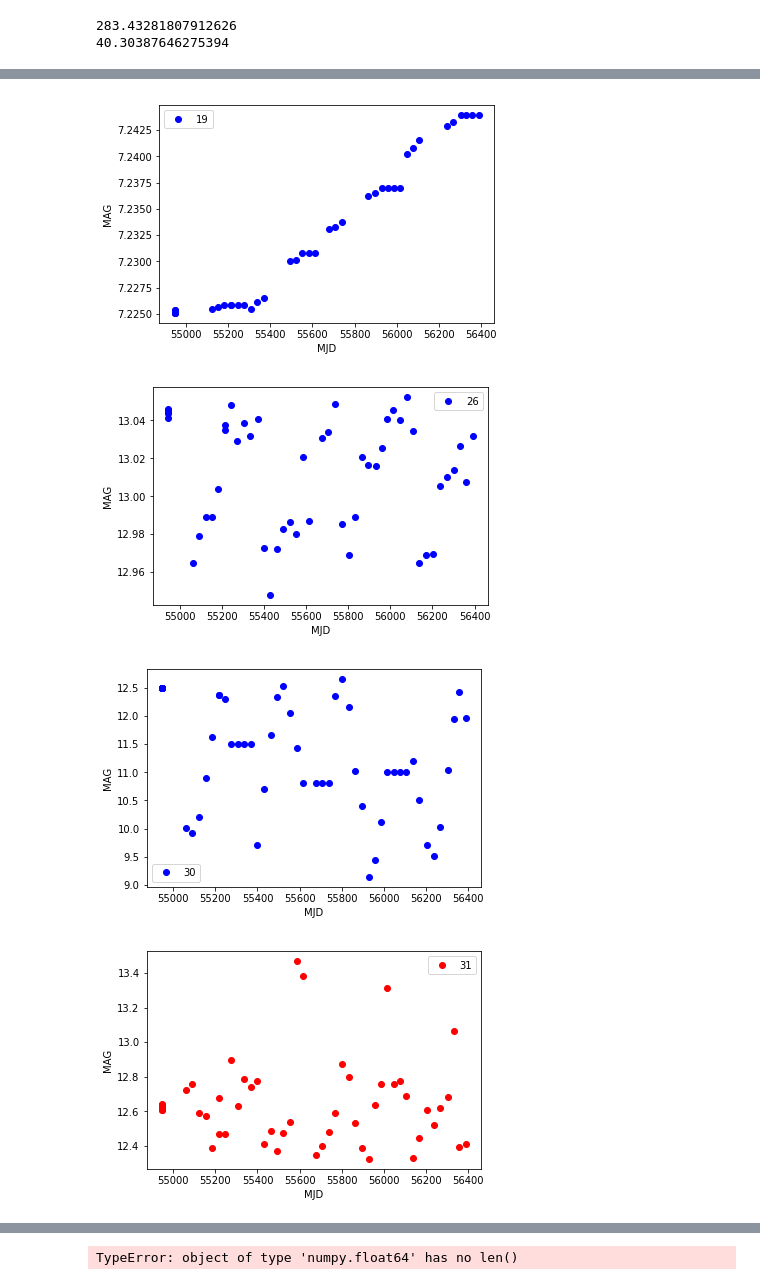
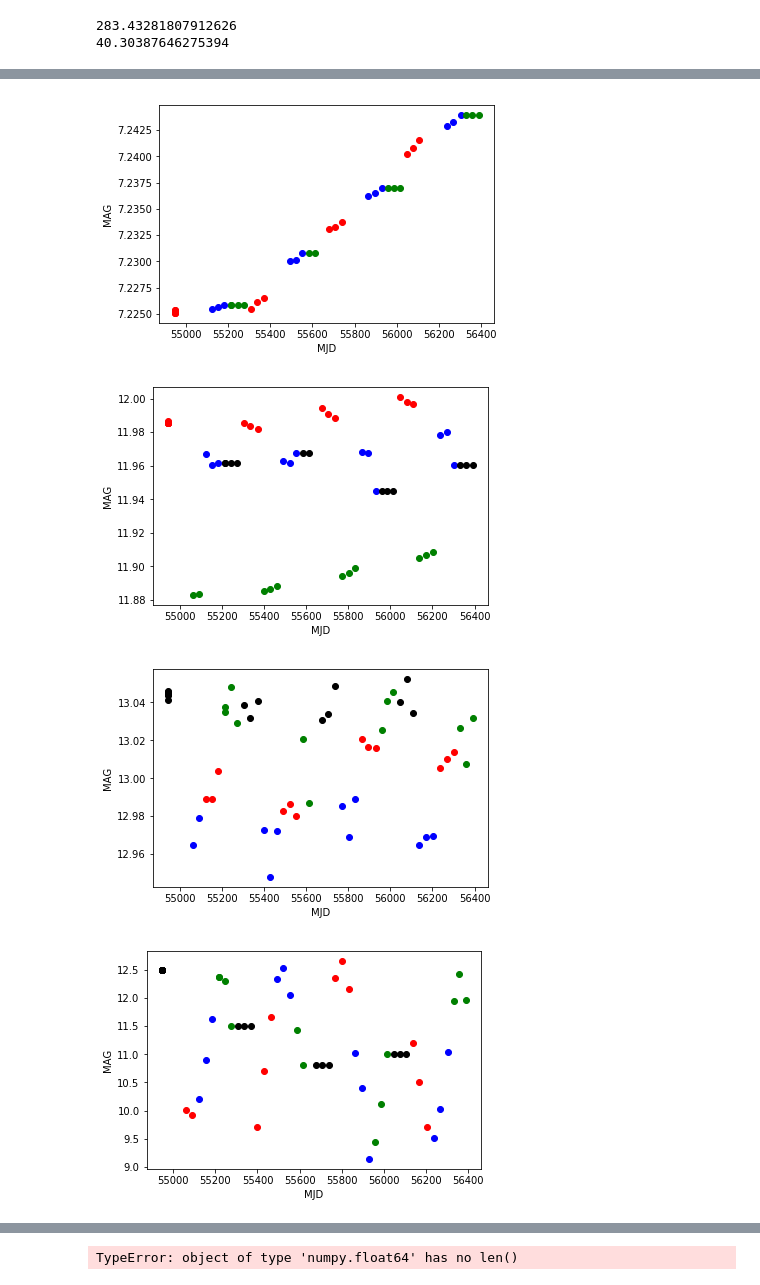
Before and after one commit to mj1e16lsst/keplerPhotometry, a Jupyter notebook: keplerLightCurves.ipynb, the cells around one changed output, grey strips where cells are left out. Saved outputs shown, nothing was run; the diff lists cells and outputs as text; code cells hidden in the pictures.

Commit message:
new file:   brokenIms.py 	new file:   findBrokenCCDs.ipynb 	modified:   keplerLightCurves.ipynb

```diff
--- a/keplerLightCurves.ipynb
+++ b/keplerLightCurves.ipynb
@@ -51,9 +51,9 @@ def getIndiExt(image,imagelist,extensionOrders,imDir=imageDirectory):
     #extensionOrders[imagepos] = extensionOrders[imagepos].tolist()
     XO = [str(int(x)) for x in extensionOrders[imagepos]]
     indiExt = XO.index(pos)
-    return indiExt
+    return [indiExt,pos]
 # %%
-def findMatchesNoCondition(tab,ra,dec,max_sep = 3 * u.arcsec):
+def findMatchesNoCondition(tab,ra,dec,max_sep = 5 * u.arcsec):
 
     df = tab.to_pandas()
 
@@ -164,18 +151,25 @@ imNames = []
 mag = []
 #date = []
 imageReDo = []
+fullExt = []
+otherfullExt = []
 for im in range(len(origTab)):
     ra = origTab['RA'][im]
     dec =origTab['DEC'][im]
     image = origTab['IMAGE_NAME'][im]
-    indiext = getIndiExt(image,imagelist,extensionOrders)
+    indiext = getIndiExt(image,imagelist,extensionOrders)[0]
+    nonindiext = getIndiExt(image,imagelist,extensionOrders)[1]
     allNames = getAllccds(imagelist,indiext,extensionOrders)
     testmatch = []
     magone = []
     imNameOne = []
+    extensions = []
     for x in range(len(allNames)):
         loc1 = allNames[x].find(imageDirectory)+len(imageDirectory)
         imNameOnly = allNames[x][loc1:]
+        loc2 = imNameOnly.find('[')+1
+        loc3 = imNameOnly.find(']')
+        imextOnly = imNameOnly[loc2:loc3]
         oneimTab = ascii.read('/home/mj1e16/outTablesImproved/imagecsv/'+imNameOnly+'.csv')
         oneimTab['OBJECT INDEX'] = range(len(oneimTab))
         if len(testmatch) == 0:
@@ -185,7 +179,9 @@ for im in range(len(origTab)):
                     onemag = testmatch['MAG_BEST'][0]
                     magone.append(onemag)
                     imNameOne.append(imNameOnly)
-                    #print(imNameOnly)
+                    extensions.append(imextOnly)
+                    #extensionsOther.append(indiext)
+                    print(imNameOnly,imextOnly)
     #                 mag.append(testmatch['MAG_BEST'][0])
                     #imNames.append(imNameOnly)
             except:
@@ -202,14 +198,18 @@ for im in range(len(origTab)):
                 onemag = oneim['MAG_BEST'][0]
                 magone.append(onemag)
                 imNameOne.append(imNameOnly)
+                extensions.append(imextOnly)
+                #extensionsOther.append(indiext)
                 print(imNameOnly)
                 #print(testmatch['IMAGE_NAME'],oneim['IMAGE_NAME'])
                 testmatch = vstack([testmatch,oneim])
 
 
-
+    fullExt.append(extensions)
+    #otherfullExt.append(extensionsOther)
     imNames.append(imNameOne)
     mag.append(magone)
+
     #allTabs.append(testmatch)
     print('index {}'.format(im),len(testmatch))
 # %% [output]
@@ -275,13 +296,29 @@ datesfull
 # %%
 isThereAmatch = [5, 5, 0, 0, 0, 1, 0, 3, 5, 0, 0, 0, 5, 0, 0, 0, 0, 0, 0, 0, 0, 0, 2, 0, 0, 0, 0, 3, 0, 0, 0, 3, 4, 3, 0, 0]
+colours = ['bo','go','ro','ko']
+coloursAlt = ['b*','g*','r*','k*']
 for x in range(len(datesfull)):
     if len(datesfull[x]) > 1:
         if isThereAmatch[x] ==0:
-            plt.plot(datesfull[x],mag[x],'bo',label=str(x))
+            for y in range(len(datesfull[x])):
+                exts = list(set(fullExt[x]))
+                #print(exts)
+                pos = exts.index(fullExt[x][y])
+                colour = colours[pos]
+#                 print(pos)
+#                 print(colour)
+#                 print(len(datesfull[x]),len(mag[x]))
+                plt.plot(datesfull[x][y],mag[x][y],colours[pos])
         else:
-            plt.plot(datesfull[x],mag[x],'ro',label=str(x))
+            for y in range(len(datesfull[x])):
+                exts = list(set(fullExt[x]))
+                pos = exts.index(fullExt[x][y])
+                #print(exts)
+                colour = colours[pos]
+                plt.plot(datesfull[x][y],mag[x][y],coloursAlt[pos])
+
         plt.ylabel('MAG')
         plt.xlabel('MJD')
-        plt.legend()
+        #plt.legend()
         plt.show()
 # %% [output]
@@ -295,4 +332,4 @@ for x in range(len(datesfull)):
-[figure, old version]
+[figure, new version]
-[figure, old version]
+[figure, new version]
-[figure, old version]
+[figure, new version]
-[figure, old version]
+[figure, new version]
```
Also changed, not shown: parts of 8 cells of this notebook, 2 other files.
